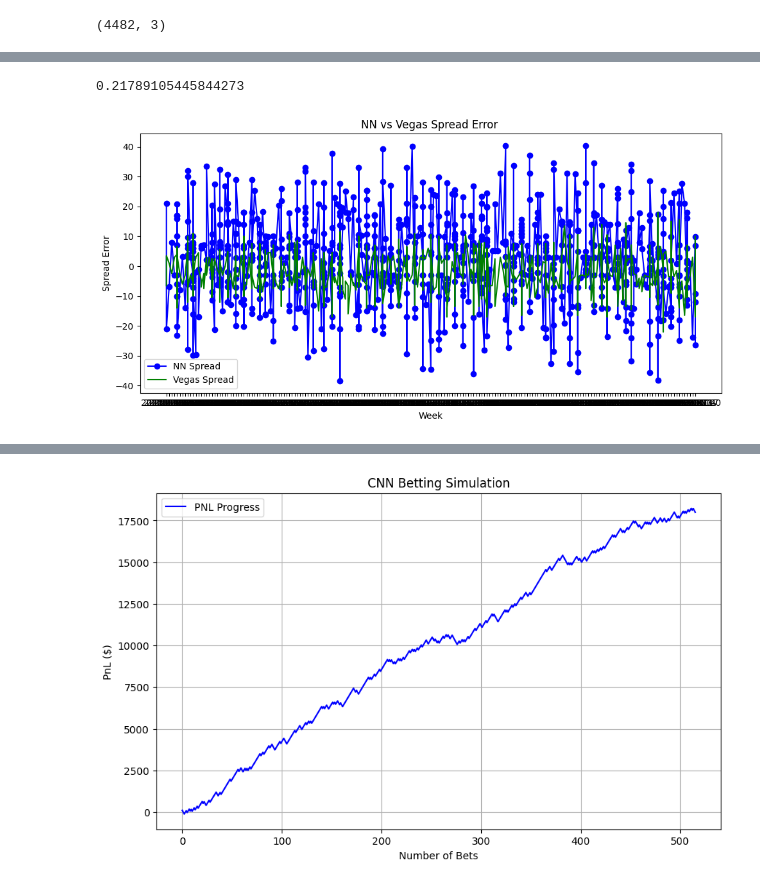
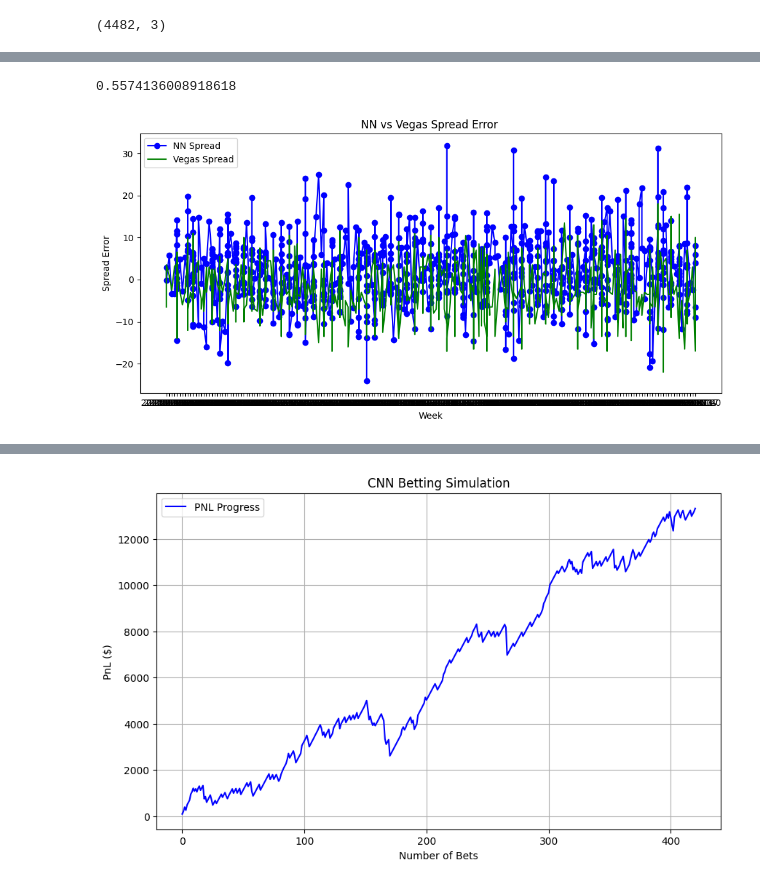
Before and after one commit to harshavardhan-patil/dont-bet-on-sports, a Jupyter notebook: notebooks/cnn.ipynb, the cells around one changed output, grey strips where cells are left out. Cells and saved outputs as stored; diff of their text form; code cells hidden in the pictures.

```diff
--- a/notebooks/cnn.ipynb
+++ b/notebooks/cnn.ipynb
@@ -87,7 +85,7 @@ for season in tqdm(range(2001, 2024)):
     df_base.loc[(df_base['season'] == season)].apply(calc_stats, axis=1)
 # %%
 tm_stats = pd.read_csv(PROCESSED_DATA_DIR / 'scaled/trainset.csv', index_col='id')
-tm_stats = tm_stats.loc[ids].reset_index().drop(columns=['id', 'tm_spread', 'opp_spread'])
+tm_stats = tm_stats.loc[ids].reset_index().drop(columns=['id', 'tm_spread', 'opp_spread', 'r_spread'])
 # %%
 np.shape(features)
 # %% [output]
@@ -146,7 +144,7 @@ class BettingModel(nn.Module):
         x = F.leaky_relu(self.fc1(combined))
         x = F.leaky_relu(self.fc2(x))
         x = F.leaky_relu(self.fc3(x))
-        x = F.tanh(self.fc4(x))
+        x = F.sigmoid(self.fc4(x))
         return x
 
 
@@ -158,9 +156,9 @@ def train_model(model, dataloader, optimizer, loss_fn, scheduler, num_epochs):
             home_team = home_team.transpose(1, 2)
             away_team = away_team.transpose(1, 2)
             optimizer.zero_grad()
-            predictions = model(home_team, away_team, extra_features).squeeze(1)
+            predictions = model(home_team, away_team, extra_features)
 
-            loss = loss_fn(predictions, labels.squeeze())
+            loss = loss_fn(predictions.squeeze(1), labels)
             loss.backward()
             optimizer.step()
         if (epoch + 1) % 10 == 0:
@@ -190,10 +188,10 @@ test_dataloader = DataLoader(test_dataset, batch_size=32, shuffle=False)
 input_shape = np.shape(features)
 model = BettingModel(input_shape=input_shape, extra_dims=tm_stats.shape[1])
 # Define loss function and optimizer
-criterion = nn.L1Loss()  # Using MAE
+criterion = nn.BCELoss()  # Using MAE
 optimizer = optim.AdamW(model.parameters(), lr=0.001)
 scheduler = optim.lr_scheduler.ReduceLROnPlateau(optimizer, 'min', patience=5, factor=0.5)
 
 # Train model
-train_model(model, train_dataloader, optimizer, criterion, scheduler, 200)
+train_model(model, train_dataloader, optimizer, criterion, scheduler, 40)
 # %% [output]
@@ -237,15 +219,16 @@ with torch.no_grad():
         predictions.append(pred)
     predictions = torch.cat(predictions)
 # %%
-from sklearn.metrics import mean_absolute_error
+from sklearn.metrics import accuracy_score
 
-mean_absolute_error(np.array(test_labels)[:,2:].squeeze(1).astype(float) * 100, predictions * 100)
+predicted_classes = (predictions > 0.5).float()
+accuracy_score(np.array(test_labels)[:,2:].squeeze(1).astype(float), predicted_classes)
 # %% [output]
-0.21789105445844273
+0.5574136008918618
 # %%
 plot_preds(test_labels, predictions.tolist())
 # %% [output]
-[figure, old version]
+[figure, new version]
 # %%
-plot_sim(test_labels, predictions.tolist(), 'CNN', 0)
+plot_sim(test_labels, predictions.tolist(), 'CNN', 0.9)
 # %% [output]
@@ -259,2 +242,2 @@ plot_sim(test_labels, predictions.tolist(), 'CNN', 0)
-[figure, old version]
+[figure, new version]
 # %%
```
Also changed, not shown: parts of 8 cells of this notebook, 3 other files.
